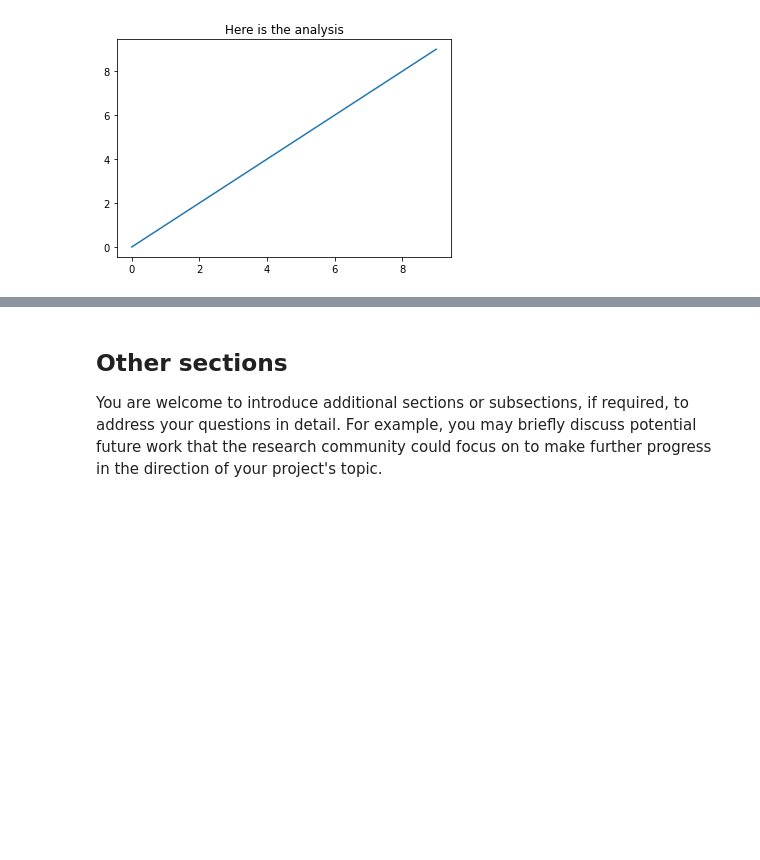
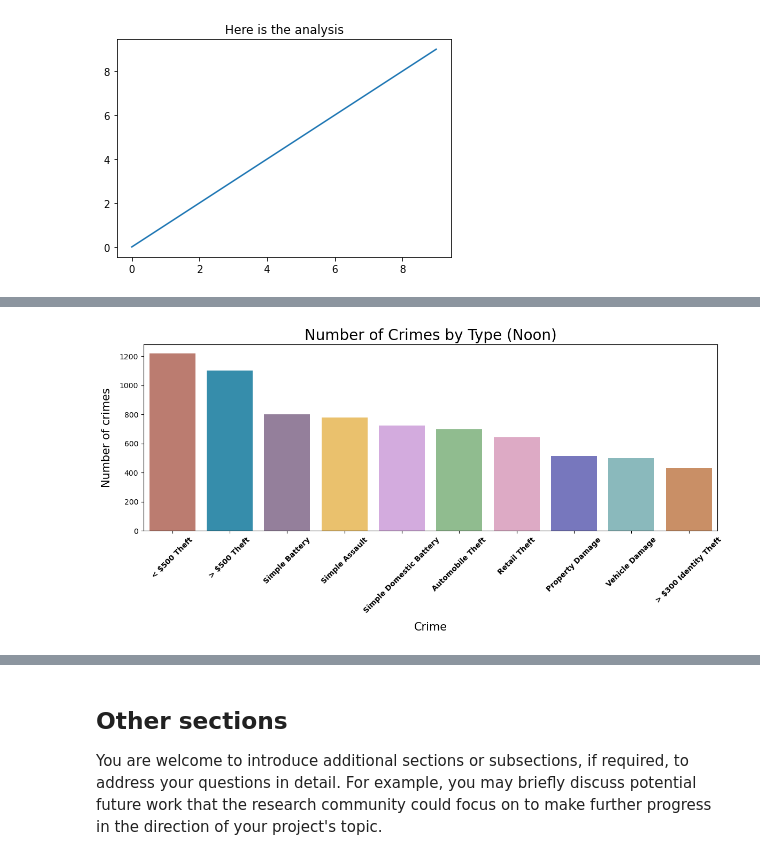
Before and after one commit to ashou2004/Chicago-Crime-Data-Analysis, a Jupyter notebook: ProjectReport.ipynb, the cells around one changed output, grey strips where cells are left out. Cells and saved outputs as stored; diff of their text form; code cells hidden in the pictures; blank space fills up the shorter version.

```diff
--- a/ProjectReport.ipynb
+++ b/ProjectReport.ipynb
@@ -342,0 +404,19 @@ plt.plot(range(10));
+# %%
+#| echo: false
+noon = time_data.loc[time_data['Date'].dt.hour == 12]
+combination_noon = noon.groupby(['Primary Type', 'Description']).size().reset_index(name='Count')
+combination_noon = combination_noon.sort_values(by = 'Count', ascending = False).head(10)
+combination_noon['Type'] = combination_noon['Primary Type'] + " " + combination_noon['Description']
+plt.figure(figsize=(12, 6))
+ax = sns.barplot(x= combination_noon.Type, y = combination_noon.Count, palette = colors)
+plt.xlabel('Crime', fontsize = 15, labelpad=10)
+ax.set_xticklabels(labels = ['< $500 Theft', '> $500 Theft', 'Simple Battery', 'Simple Assault',
+                             'Simple Domestic Battery', 'Automobile Theft', 'Retail Theft', 'Property Damage',
+                             'Vehicle Damage', '> $300 Identity Theft'])
+plt.ylabel('Number of crimes', fontsize = 15, labelpad=10)
+plt.title('Number of Crimes by Type (Noon)', fontsize = 20)
+plt.xticks(rotation=45, weight = 'bold')
+plt.tight_layout()
+plt.show()
+# %% [output]
+[figure, added]
```
Also changed, not shown: parts of 17 cells of this notebook.
